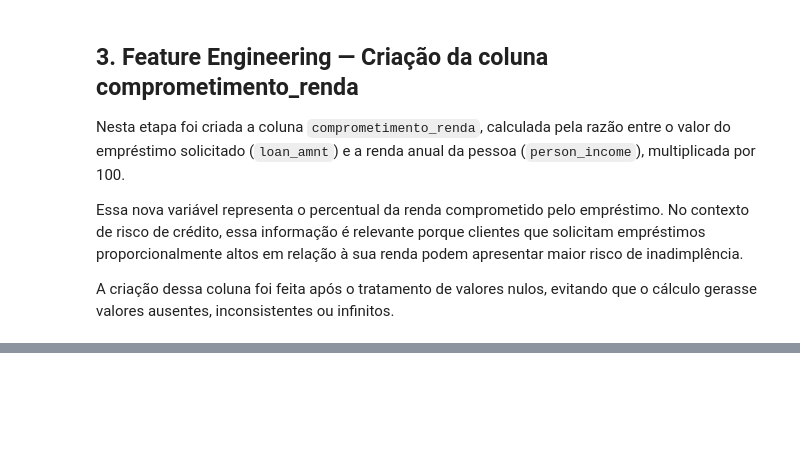
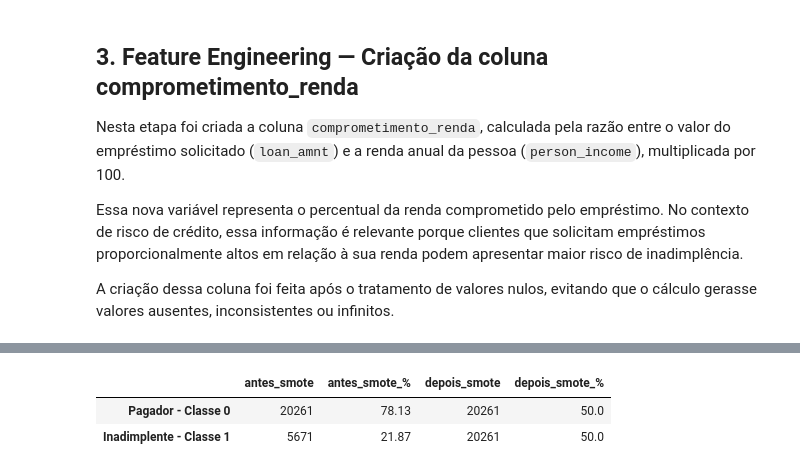
Before and after one commit to MarcioLuizBR/projeto-risco-credito-machine-learning, a Jupyter notebook: notebooks/pipeline_risco_credito.ipynb, the cells around one changed output, grey strips where cells are left out. Saved outputs shown, nothing was run; the diff lists cells and outputs as text; code cells hidden in the pictures; blank space fills up the shorter version.

```diff
--- a/notebooks/pipeline_risco_credito.ipynb
+++ b/notebooks/pipeline_risco_credito.ipynb
@@ -746,0 +927,26 @@ A criação dessa coluna foi feita após o tratamento de valores nulos, evitando
+# %%
+# Aplicando SMOTE somente nos dados de treino
+# O conjunto de teste não deve ser balanceado, pois precisa representar a realidade original dos dados.
+
+smote = SMOTE(random_state=42)
+
+X_treino_balanceado, y_treino_balanceado = smote.fit_resample(
+    X_treino_encoded,
+    y_treino
+)
+
+# Garantindo que o resultado permaneça em formato DataFrame e Series
+X_treino_balanceado = pd.DataFrame(
+    X_treino_balanceado,
+    columns=X_treino_encoded.columns
+)
+
+y_treino_balanceado = pd.Series(
+    y_treino_balanceado,
+    name=alvo
+)
+
+print("Distribuição das classes após o SMOTE:")
+print(y_treino_balanceado.value_counts())
+
+print("\nFormato do treino balanceado:", X_treino_balanceado.shape)
@@ -746,0 +961,17 @@ A criação dessa coluna foi feita após o tratamento de valores nulos, evitando
+# %%
+# Comparando a distribuição das classes antes e depois do balanceamento
+
+comparacao_balanceamento = pd.DataFrame({
+    "antes_smote": y_treino.value_counts(),
+    "antes_smote_%": (y_treino.value_counts(normalize=True) * 100).round(2),
+    "depois_smote": y_treino_balanceado.value_counts(),
+    "depois_smote_%": (y_treino_balanceado.value_counts(normalize=True) * 100).round(2)
+})
+
+comparacao_balanceamento.index = ["Pagador - Classe 0", "Inadimplente - Classe 1"]
+
+comparacao_balanceamento
+# %% [output]
+|  | antes_smote | antes_smote_% | depois_smote | depois_smote_% |
+| Pagador - Classe 0 | 20261 | 78.13 | 20261 | 50.0 |
+| Inadimplente - Classe 1 | 5671 | 21.87 | 20261 | 50.0 |
```
Also changed, not shown: parts of 17 cells of this notebook.
